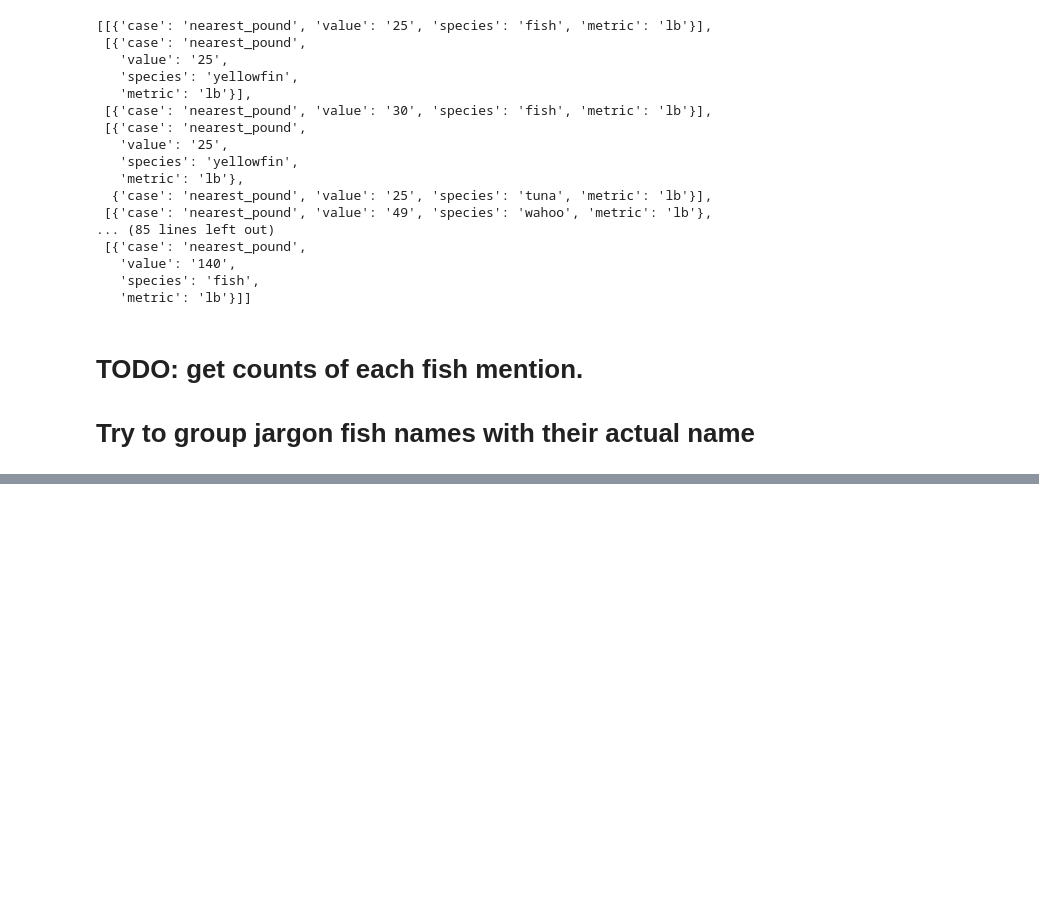
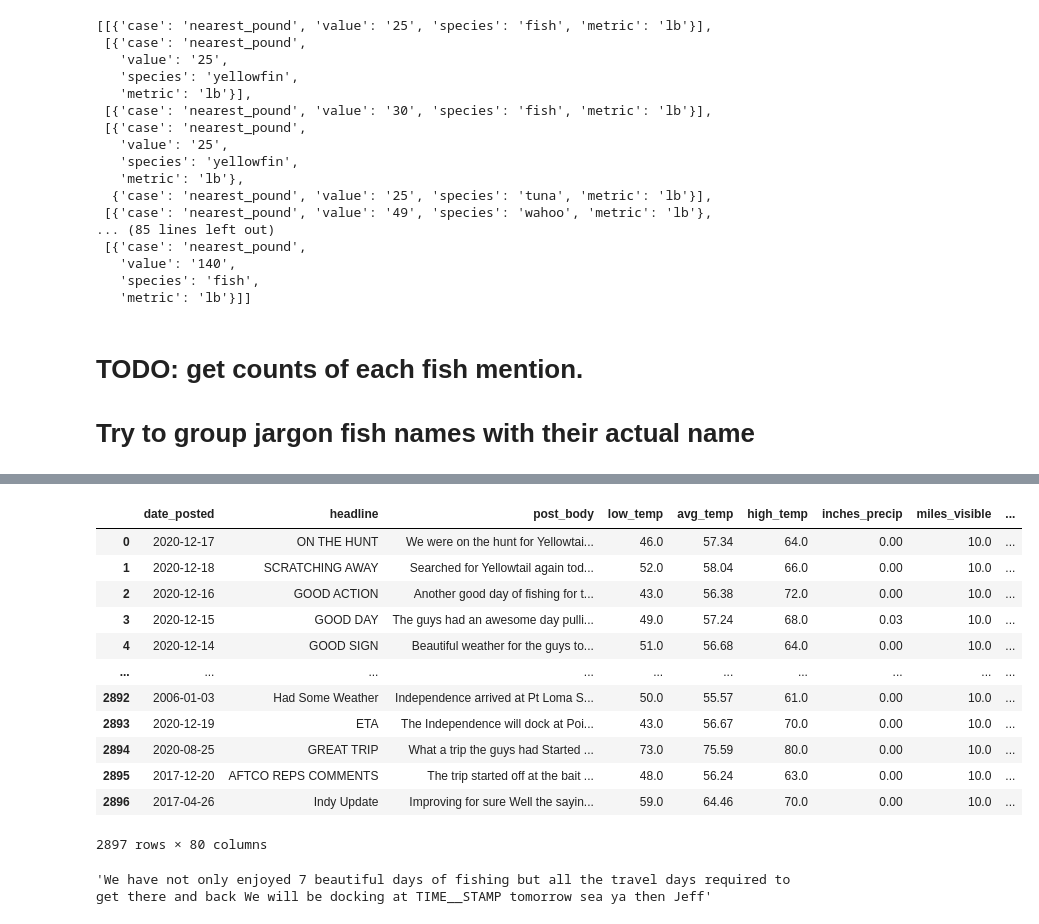
Before and after one commit to Mlawrence95/sportfishing-hauls-scraper, a Jupyter notebook: analysis.ipynb, the cells around one changed output, grey strips where cells are left out. Drawn from its saved outputs; the diff is of its cells as text; code cells hidden in the pictures; blank space fills up the shorter version.

```diff
--- a/analysis.ipynb
+++ b/analysis.ipynb
@@ -1102,2 +1258,20 @@ plt.legend([])
 # %%
-fishing_data
+fishing_data.groupby(fishing_data)
+# %% [output]
+|  | date_posted | headline | post_body | low_temp | avg_temp | high_temp | inches_precip | miles_visible | ... |
+| 0 | 2020-12-17 | ON THE HUNT | We were on the hunt for Yellowtai... | 46.0 | 57.34 | 64.0 | 0.00 | 10.0 | ... |
+| 1 | 2020-12-18 | SCRATCHING AWAY | Searched for Yellowtail again tod... | 52.0 | 58.04 | 66.0 | 0.00 | 10.0 | ... |
+| 2 | 2020-12-16 | GOOD ACTION | Another good day of fishing for t... | 43.0 | 56.38 | 72.0 | 0.00 | 10.0 | ... |
+| 3 | 2020-12-15 | GOOD DAY | The guys had an awesome day pulli... | 49.0 | 57.24 | 68.0 | 0.03 | 10.0 | ... |
+| 4 | 2020-12-14 | GOOD SIGN | Beautiful weather for the guys to... | 51.0 | 56.68 | 64.0 | 0.00 | 10.0 | ... |
+| ... | ... | ... | ... | ... | ... | ... | ... | ... | ... |
+| 2892 | 2006-01-03 | Had Some Weather | Independence arrived at Pt Loma S... | 50.0 | 55.57 | 61.0 | 0.00 | 10.0 | ... |
+| 2893 | 2020-12-19 | ETA | The Independence will dock at Poi... | 43.0 | 56.67 | 70.0 | 0.00 | 10.0 | ... |
+| 2894 | 2020-08-25 | GREAT TRIP | What a trip the guys had Started ... | 73.0 | 75.59 | 80.0 | 0.00 | 10.0 | ... |
+| 2895 | 2017-12-20 | AFTCO REPS COMMENTS | The trip started off at the bait ... | 48.0 | 56.24 | 63.0 | 0.00 | 10.0 | ... |
+| 2896 | 2017-04-26 | Indy Update | Improving for sure Well the sayin... | 59.0 | 64.46 | 70.0 | 0.00 | 10.0 | ... |
+2897 rows × 80 columns
+# %%
+fishing_data.loc[fishing_data.date_posted.dt.month == 2, 'post_body'].values[7]
+# %% [output]
+'We have not only enjoyed 7 beautiful days of fishing but all the travel days required to get there and back We will be docking at TIME__STAMP tomorrow sea ya then Jeff'
```
Also changed, not shown: parts of 11 cells of this notebook, 3 other files.
